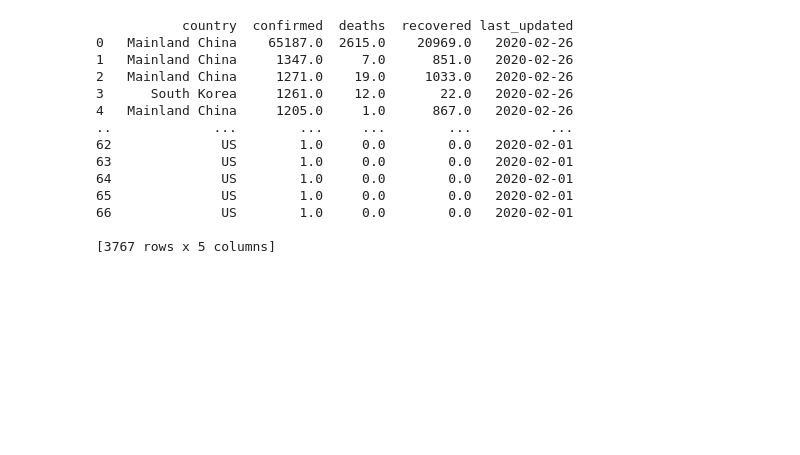
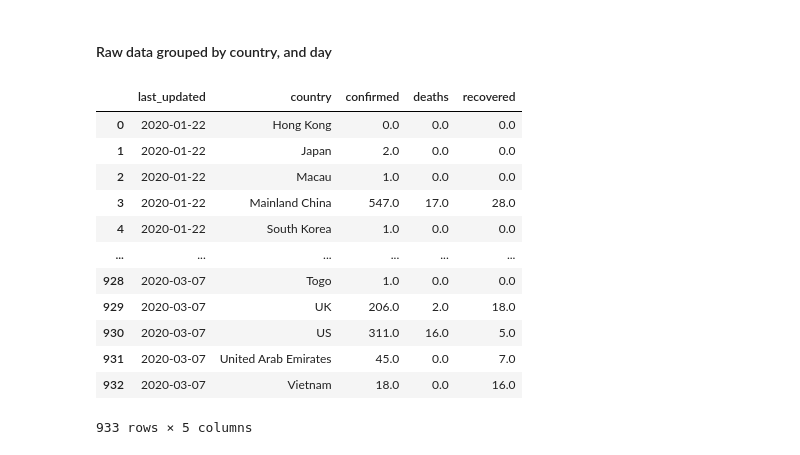
Before and after one commit to GladwinLee/covid_dashboard, a Jupyter notebook: covid_dashboard.ipynb, the cells around one changed output. Cells and saved outputs as stored; diff of their text form; code cells hidden in the pictures; blank space fills up the shorter version.

```diff
--- a/covid_dashboard.ipynb
+++ b/covid_dashboard.ipynb
@@ -56,17 +119,23 @@ def csv_concat(folder):
-# %%
-print(csv_concat('data'))
-# %% [output]
-           country  confirmed  deaths  recovered last_updated
-0   Mainland China    65187.0  2615.0    20969.0   2020-02-26
-1   Mainland China     1347.0     7.0      851.0   2020-02-26
-2   Mainland China     1271.0    19.0     1033.0   2020-02-26
-3      South Korea     1261.0    12.0       22.0   2020-02-26
-4   Mainland China     1205.0     1.0      867.0   2020-02-26
-..             ...        ...     ...        ...          ...
-62              US        1.0     0.0        0.0   2020-02-01
-63              US        1.0     0.0        0.0   2020-02-01
-64              US        1.0     0.0        0.0   2020-02-01
-65              US        1.0     0.0        0.0   2020-02-01
-66              US        1.0     0.0        0.0   2020-02-01
-
-[3767 rows x 5 columns]
+# %% [markdown]
+#### Raw data grouped by country, and day
+# %%
+daily_country_data = raw_data.groupby(['last_updated','country']).agg({'confirmed':['sum'],
+                                                      'deaths':['sum'],
+                                                      'recovered':['sum']}).reset_index()
+daily_country_data.columns = ['last_updated','country','confirmed','deaths','recovered']
+
+daily_country_data
+# %% [output]
+|  | last_updated | country | confirmed | deaths | recovered |
+| 0 | 2020-01-22 | Hong Kong | 0.0 | 0.0 | 0.0 |
+| 1 | 2020-01-22 | Japan | 2.0 | 0.0 | 0.0 |
+| 2 | 2020-01-22 | Macau | 1.0 | 0.0 | 0.0 |
+| 3 | 2020-01-22 | Mainland China | 547.0 | 17.0 | 28.0 |
+| 4 | 2020-01-22 | South Korea | 1.0 | 0.0 | 0.0 |
+| ... | ... | ... | ... | ... | ... |
+| 928 | 2020-03-07 | Togo | 1.0 | 0.0 | 0.0 |
+| 929 | 2020-03-07 | UK | 206.0 | 2.0 | 18.0 |
+| 930 | 2020-03-07 | US | 311.0 | 16.0 | 5.0 |
+| 931 | 2020-03-07 | United Arab Emirates | 45.0 | 0.0 | 7.0 |
+| 932 | 2020-03-07 | Vietnam | 18.0 | 0.0 | 16.0 |
+933 rows × 5 columns
```
Also changed, not shown: parts of 21 cells of this notebook.
